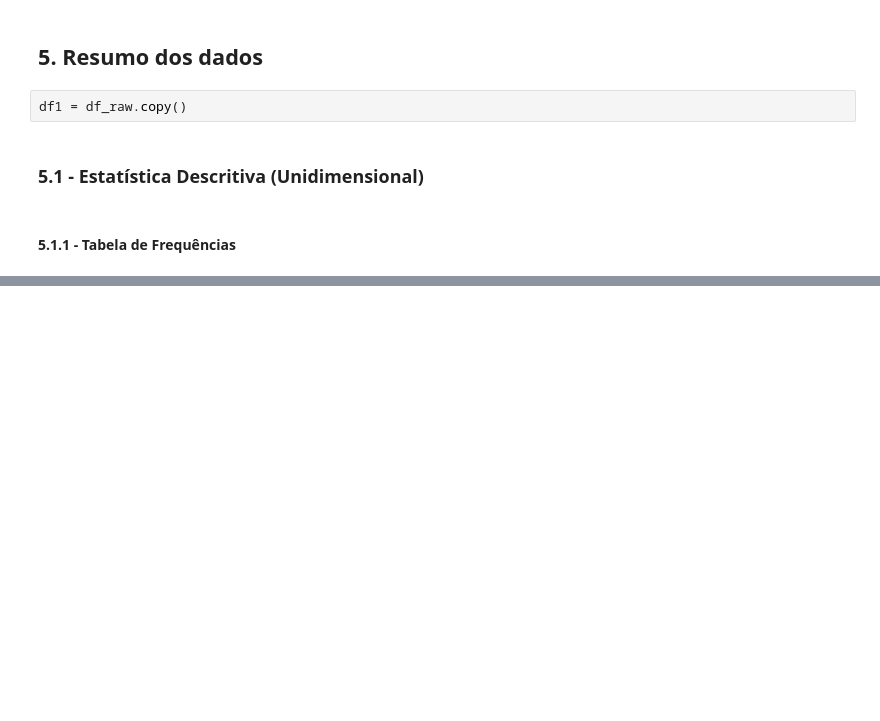
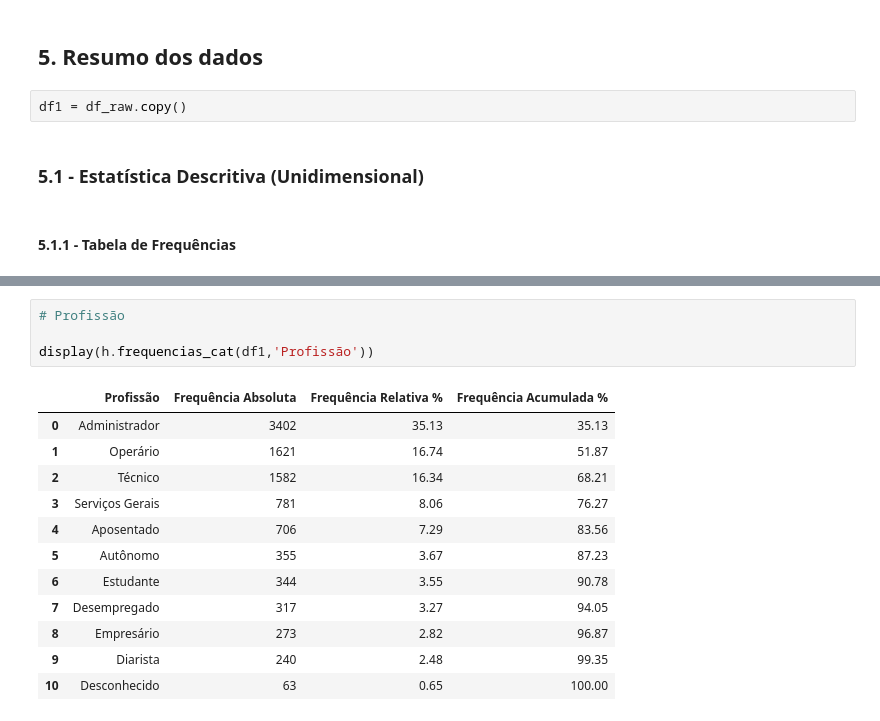
Before and after one commit to ricardo-paganini/Analytics-ProdutoBancario, a Jupyter notebook: Analytics-ProdutoBancario.ipynb, the cells around one changed output, grey strips where cells are left out. Cells and saved outputs as stored; diff of their text form; blank space fills up the shorter version.

```diff
--- a/Analytics-ProdutoBancario.ipynb
+++ b/Analytics-ProdutoBancario.ipynb
@@ -138,0 +129,17 @@ Name: count, dtype: int64
+# %%
+# Profissão
+
+display(h.frequencias_cat(df1,'Profissão'))
+# %% [output]
+|  | Profissão | Frequência Absoluta | Frequência Relativa % | Frequência Acumulada % |
+| 0 | Administrador | 3402 | 35.13 | 35.13 |
+| 1 | Operário | 1621 | 16.74 | 51.87 |
+| 2 | Técnico | 1582 | 16.34 | 68.21 |
+| 3 | Serviços Gerais | 781 | 8.06 | 76.27 |
+| 4 | Aposentado | 706 | 7.29 | 83.56 |
+| 5 | Autônomo | 355 | 3.67 | 87.23 |
+| 6 | Estudante | 344 | 3.55 | 90.78 |
+| 7 | Desempregado | 317 | 3.27 | 94.05 |
+| 8 | Empresário | 273 | 2.82 | 96.87 |
+| 9 | Diarista | 240 | 2.48 | 99.35 |
+| 10 | Desconhecido | 63 | 0.65 | 100.00 |
```
Also changed, not shown: parts of 25 cells of this notebook, 3 other files.
